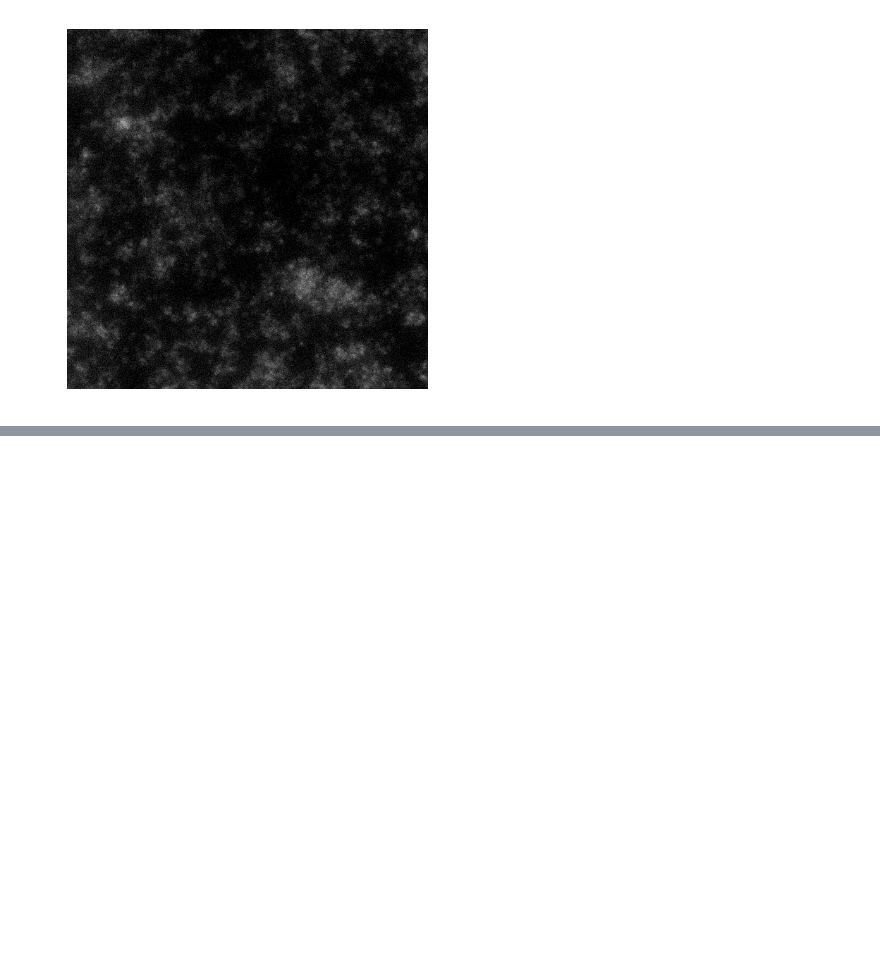
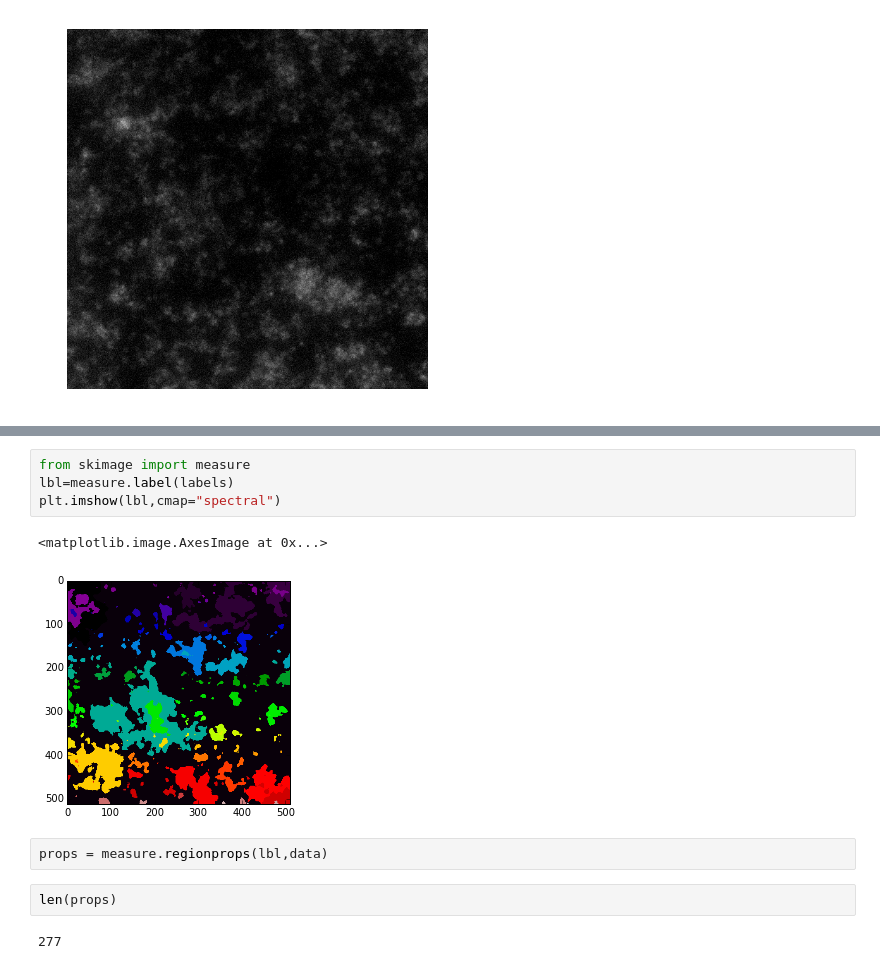
Before and after one commit to rraadd88/htsimaging, a Jupyter notebook: htsimaging/test_ana1_nd2csv.ipynb, the cells around one changed output, grey strips where cells are left out. Saved outputs shown, nothing was run; the diff lists cells and outputs as text; blank space fills up the shorter version.

```diff
--- a/htsimaging/test_ana1_nd2csv.ipynb
+++ b/htsimaging/test_ana1_nd2csv.ipynb
@@ -164,0 +213,13 @@ arrlist2vid(stb_arr_list,'demo2_stb.mp4')
+# %%
+from skimage import measure
+lbl=measure.label(labels)
+plt.imshow(lbl,cmap="spectral")
+# %% [output]
+<matplotlib.image.AxesImage at 0x...>
+[figure, added]
+# %%
+props = measure.regionprops(lbl,data)
+# %%
+len(props)
+# %% [output]
+277
```
Also changed, not shown: parts of 8 cells of this notebook.
